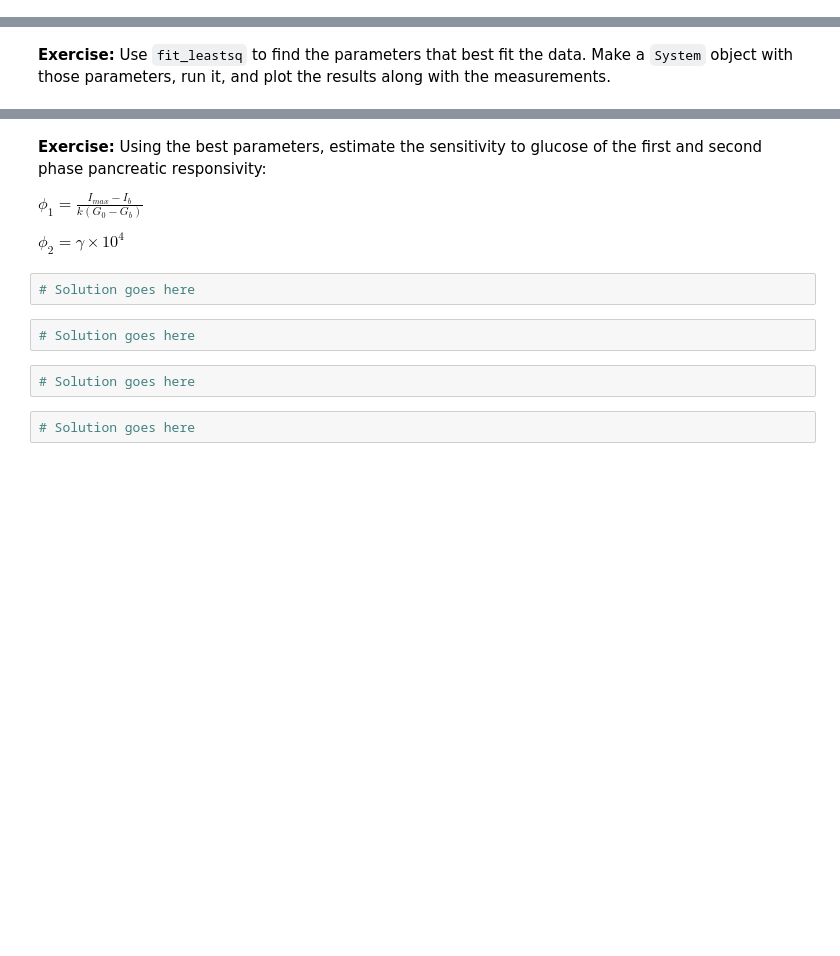
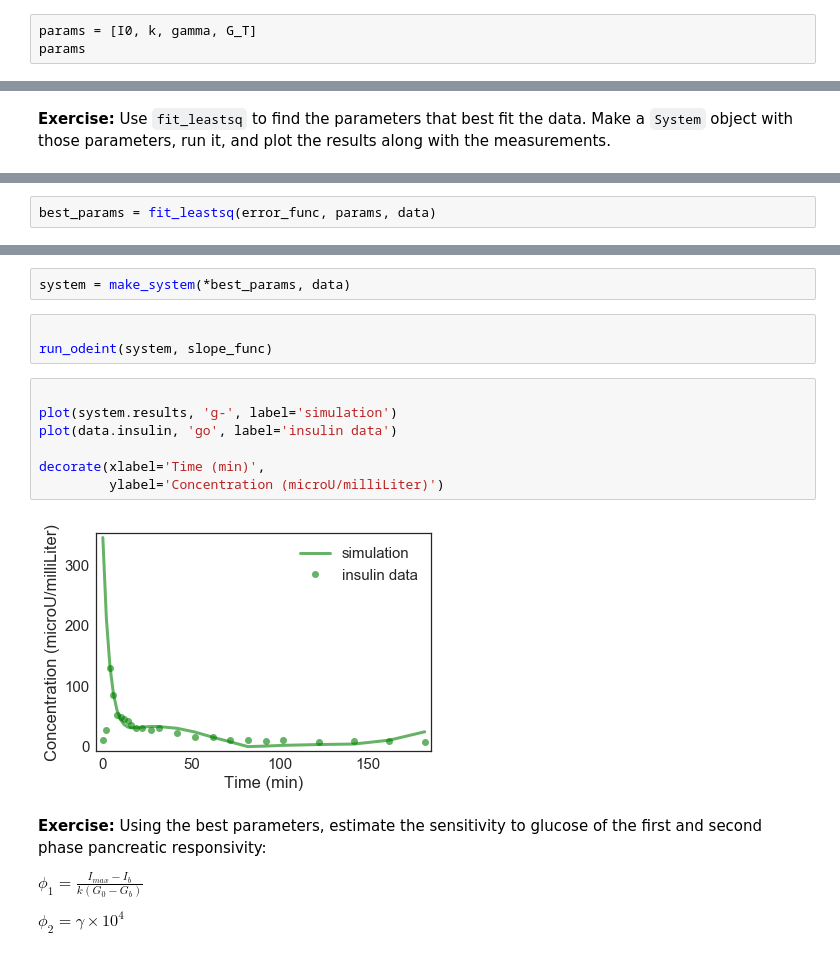
Before and after one commit to rwon869/ModSimPy, a Jupyter notebook: code/chap08-mine.ipynb, the cells around one changed output, grey strips where cells are left out. Drawn from its saved outputs; the diff is of its cells as text; blank space fills up the shorter version.

```diff
--- a/code/chap08-mine.ipynb
+++ b/code/chap08-mine.ipynb
@@ -573,0 +627,3 @@ Hint: As we did in a previous exercise, you might want to drop the errors for ti
+# %%
+params = [I0, k, gamma, G_T]
+params
@@ -583,0 +655,2 @@ Hint: As we did in a previous exercise, you might want to drop the errors for ti
+# %%
+best_params = fit_leastsq(error_func, params, data)
@@ -584,14 +675,20 @@ Hint: As we did in a previous exercise, you might want to drop the errors for ti
+# %%
+system = make_system(*best_params, data)
+# %%
+
+run_odeint(system, slope_func)
+# %%
+
+plot(system.results, 'g-', label='simulation')
+plot(data.insulin, 'go', label='insulin data')
+
+decorate(xlabel='Time (min)',
+         ylabel='Concentration (microU/milliLiter)')
+# %% [output]
+[figure, added]
 # %% [markdown]
 **Exercise:** Using the best parameters, estimate the sensitivity to glucose of the first and second phase pancreatic responsivity:
 
 $ \phi_1 = \frac{I_{max} - I_b}{k (G_0 - G_b)} $
 
 $ \phi_2 = \gamma \times 10^4 $
-# %%
-# Solution goes here
-# %%
-# Solution goes here
-# %%
-# Solution goes here
-# %%
-# Solution goes here
```
Also changed, not shown: parts of 29 cells of this notebook, 5 other files.
